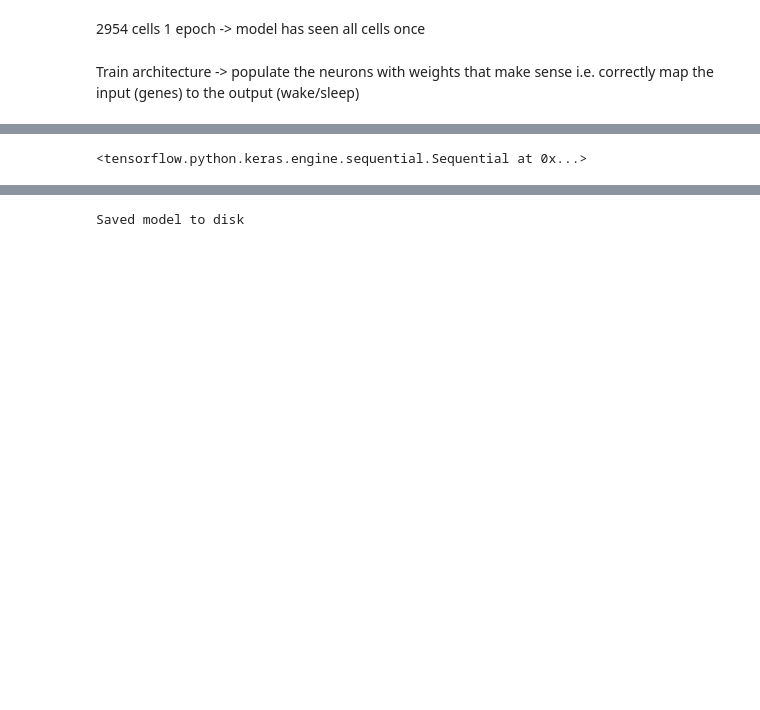
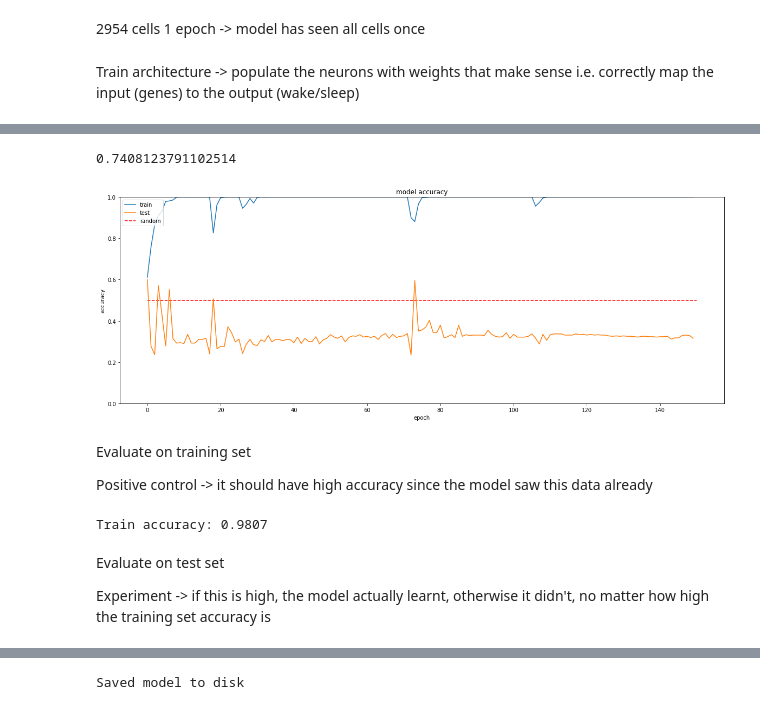
Before and after one commit to shaliulab/SleepClassifier, a Jupyter notebook: notebooks/01-MLP.py.ipynb, the cells around one changed output, grey strips where cells are left out. Saved outputs shown, nothing was run; the diff lists cells and outputs as text; code cells hidden in the pictures; blank space fills up the shorter version.

```diff
--- a/notebooks/01-MLP.py.ipynb
+++ b/notebooks/01-MLP.py.ipynb
@@ -388,0 +153,2 @@ Epoch 150/150
+# %%
+model1.compile(optimizer="adam", loss="sparse_categorical_crossentropy", metrics=['accuracy'])
@@ -388,0 +170,25 @@ Epoch 150/150
+# %%
+tb = tf.keras.callbacks.TensorBoard(
+    log_dir="../tensorboard",
+    histogram_freq=0,  # How often to log histogram visualizations
+    embeddings_freq=0,  # How often to log embedding visualizations
+    update_freq="epoch",
+)  # How often to write logs (default: once per epoch)
+
+callbacks=[
+    tb
+]
+# %%
+history = model1.fit(
+    # training set
+    *dataset_split["train"][:2],
+    # default batch size
+    batch_size=32,
+    # number of times the model will see each datapoint
+    epochs=150,
+    # report progress in text format
+    verbose=1,
+    # provide a validation set so the unbiased accuracy can be monitored
+    validation_data=dataset_split["test"][:2],
+    callbacks=callbacks
+)
@@ -389,8 +213,42 @@ Epoch 150/150
+# %%
+np.mean(dataset_split["test"][1])
+# %% [output]
+0.7408123791102514
+# %%
+plt.rcParams['figure.figsize'] = (20,7)
+plt.plot(history.history['accuracy'], label="train")
+plt.plot(history.history['val_accuracy'], label="test")
+plt.title('model accuracy')
+plt.ylabel('accuracy')
+plt.xlabel('epoch')
+plt.hlines(y=0.5, xmin=0, xmax=len(history.history["accuracy"]), color="red", linestyles="dashed", label="random")
+plt.ylim([0, 1])
+plt.legend()
+plt.legend(
+  #['train', 'test'],
+    loc='upper left')
+plt.savefig("../plots/experiment_2.png")
+plt.show()
+# %% [output]
+[figure, added]
 # %%
 # data.load(model_name)
-# %%
-data.model
-# %% [output]
-<tensorflow.python.keras.engine.sequential.Sequential at 0x...>
+# %% [markdown]
+Evaluate on training set
+
+Positive control -> it should have high accuracy since the model saw this data already
+# %%
+# evaluate the model
+loss, acc = data.model.evaluate(*dataset_split["train"][:2], verbose=0)
+test_str = 'Train accuracy: %.4f' % acc
+print(test_str)
+with open(test_str_txt, "w") as fh:
+    fh.write(test_str + '\n')
+# %% [output]
+Train accuracy: 0.9807
+# %% [markdown]
+Evaluate on test set
+
+Experiment -> if this is high, the model actually learnt, otherwise it didn't, no matter how high the training set accuracy is
 # %%
 # evaluate the model
```
Also changed, not shown: parts of 43 cells of this notebook, 3 other files.
